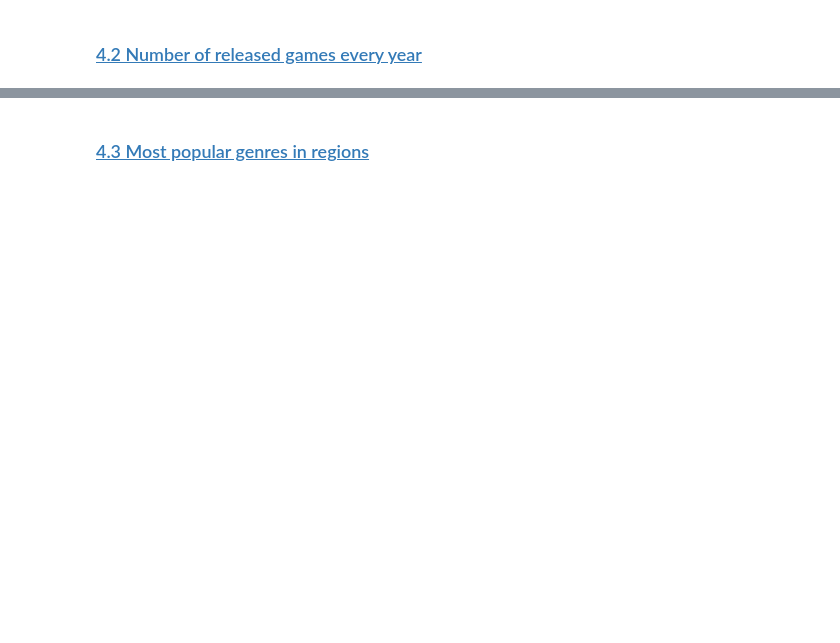
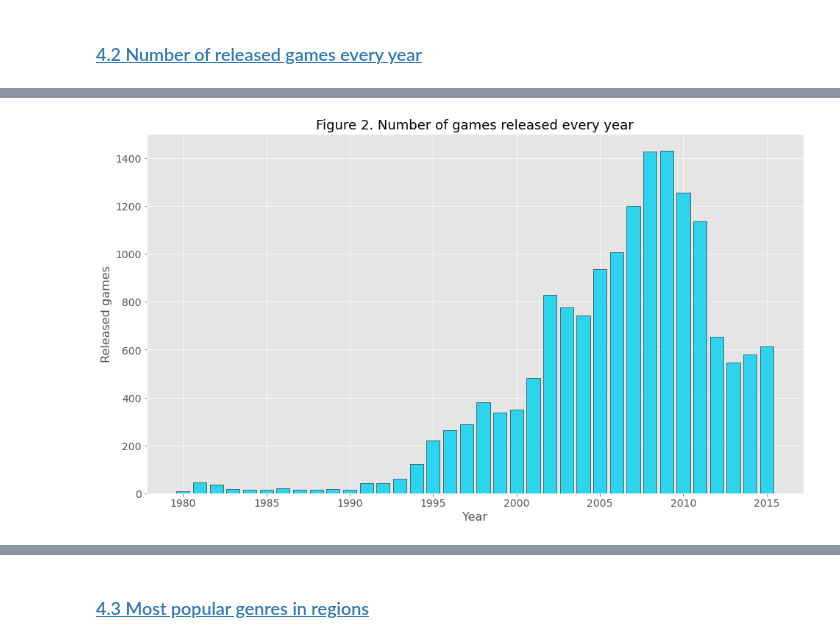
Before and after one commit to necenceu/video-game-sales, a Jupyter notebook: Video Games Sales.ipynb, the cells around one changed output, grey strips where cells are left out. Drawn from its saved outputs; the diff is of its cells as text; code cells hidden in the pictures; blank space fills up the shorter version.

```diff
--- a/Video Games Sales.ipynb
+++ b/Video Games Sales.ipynb
@@ -254,0 +255,11 @@ plt.show();
+# %%
+# For visualization we will create a bar chart
+plt.bar(released_games.index, released_games['Released'], color = '#2dd4ed', edgecolor = 'black')
+
+plt.xlabel('Year', fontsize = 16)
+plt.ylabel('Released games', fontsize = 16)
+plt.title('Figure 2. Number of games released every year', fontsize = 18)
+
+plt.show();
+# %% [output]
+[figure, added]
```
Also changed, not shown: parts of 30 cells of this notebook, 1 other file.
